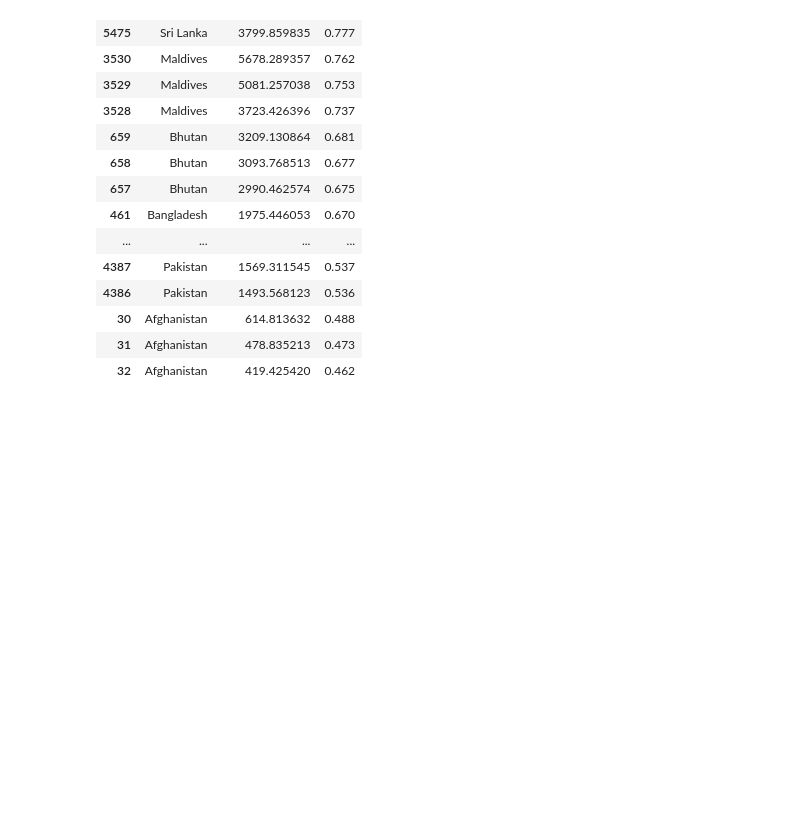
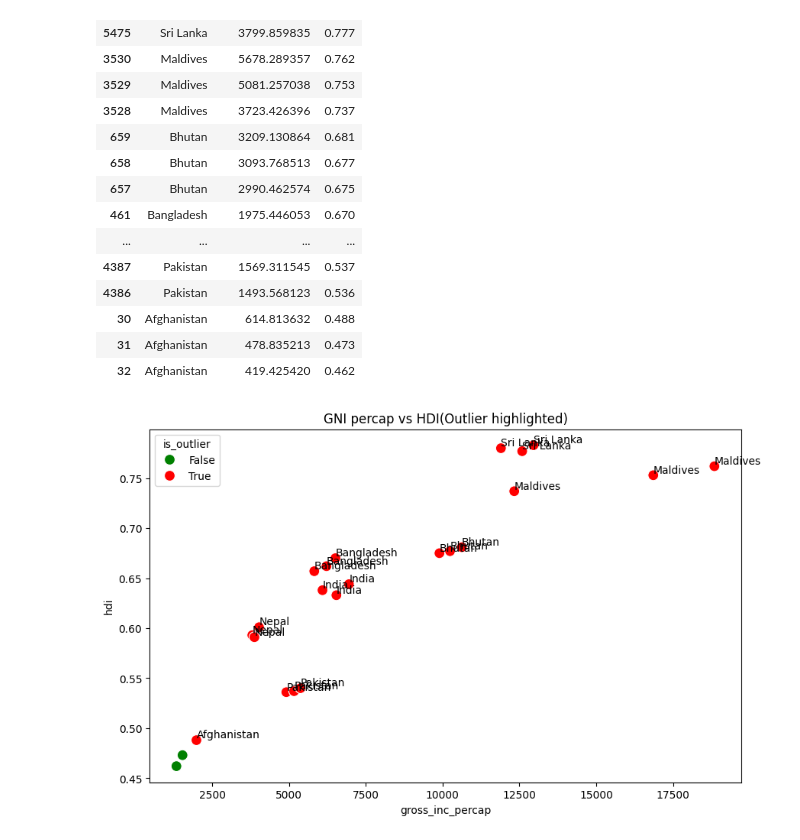
Before and after one commit to Sushantstha2025/AI_worksheet, a Jupyter notebook: 2462001_Sushant_Shrestha.ipynb, the cells around one changed output. Drawn from its saved outputs; the diff is of its cells as text; code cells hidden in the pictures; blank space fills up the shorter version.

```diff
--- a/2462001_Sushant_Shrestha.ipynb
+++ b/2462001_Sushant_Shrestha.ipynb
@@ -238,3 +238,28 @@ hdi_south_asia[["country", "composite_score", "hdi"]].sort_values(by="hdi", asce
 | 30 | Afghanistan | 614.813632 | 0.488 |
 | 31 | Afghanistan | 478.835213 | 0.473 |
 | 32 | Afghanistan | 419.425420 | 0.462 |
+# %%
+# outlier detection
+# since i need to find the outlier in two columns, i will make function for it
+def outlier(df, col):
+  q1 = df[col].quantile(0.25)
+  q3 = df[col].quantile(0.75)
+  inter_quartile_range = q3-q1
+  lower_bound = q1 - 1.5*inter_quartile_range
+  upper_bound = q3 - 1.5*inter_quartile_range
+  return (df[col]<lower_bound) | (df[col]>upper_bound)
+
+
+hdi_south_asia["is_outlier"] = outlier(hdi_south_asia, "hdi") | outlier(hdi_south_asia, "gross_inc_percap")
+
+plt.figure(figsize=(10,6))
+sns.scatterplot(data=hdi_south_asia, x = "gross_inc_percap", y= "hdi", hue="is_outlier", palette={True: 'red', False: 'green'}, s= 100)
+
+for i in range(hdi_south_asia.shape[0]):
+  if hdi_south_asia.is_outlier.iloc[i]:
+    plt.text(hdi_south_asia["gross_inc_percap"].iloc[i], hdi_south_asia["hdi"].iloc[i], hdi_south_asia["country"].iloc[i], verticalalignment="bottom")
+
+plt.title("GNI percap vs HDI(Outlier highlighted)")
+plt.show()
+# %% [output]
+[figure, added]
```
Also changed, not shown: parts of 2 cells of this notebook.
